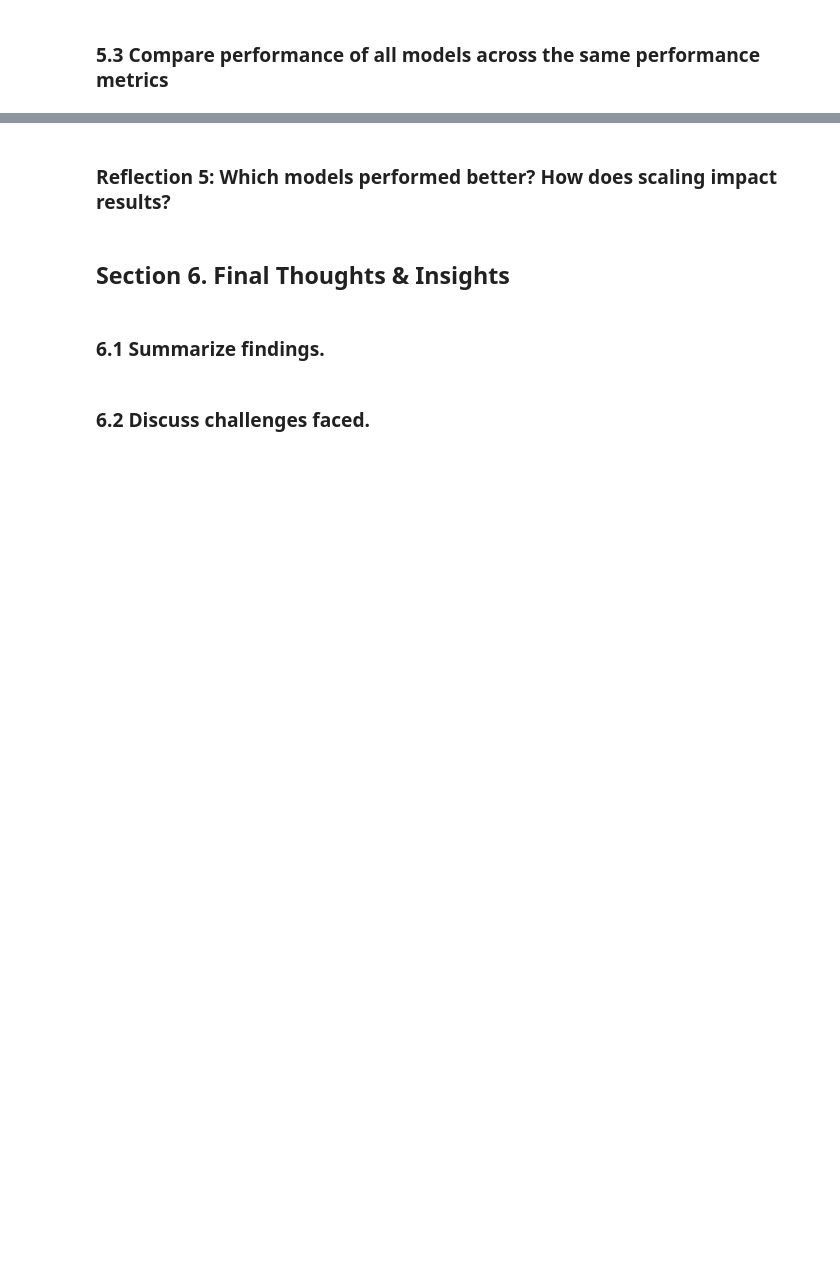
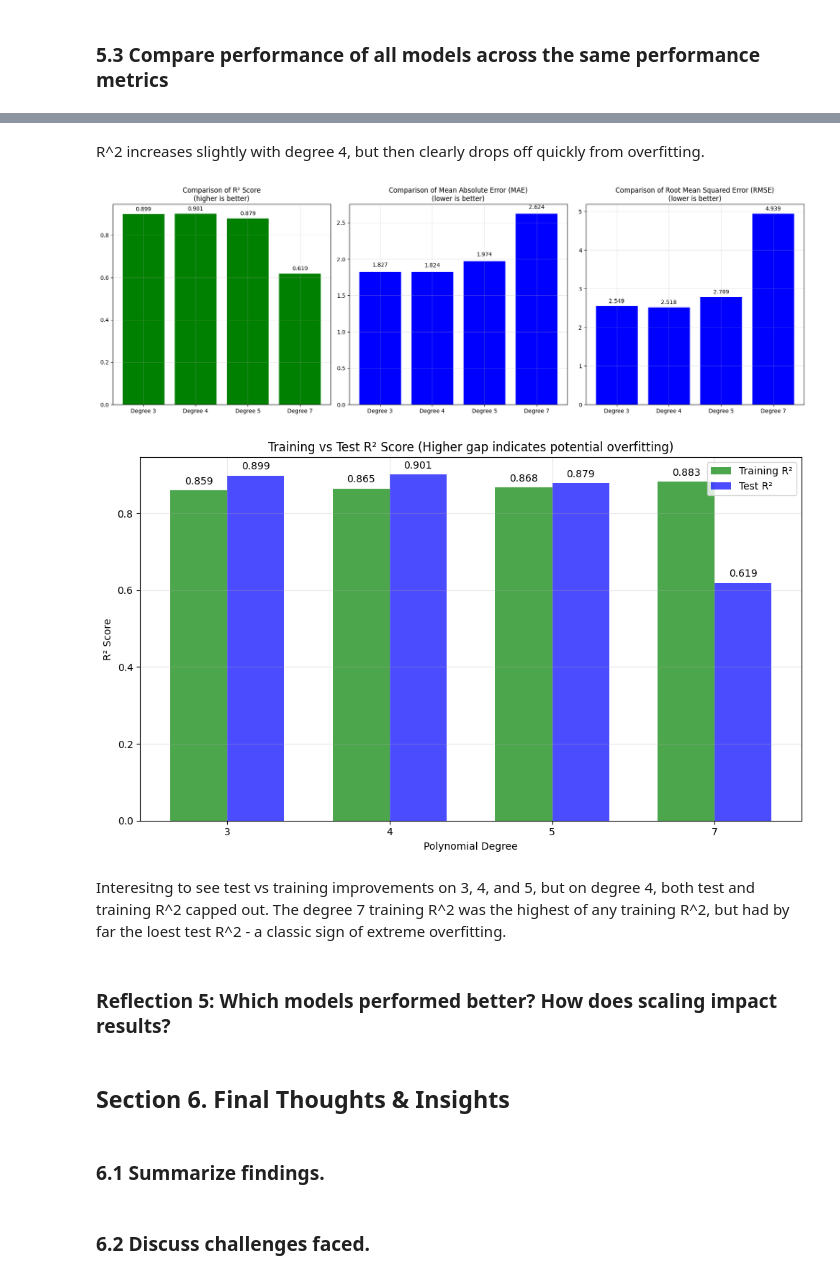
Before and after one commit to gjrich/ml_regression_gjrich, a Jupyter notebook: regression_gjrich.ipynb, the cells around one changed output, grey strips where cells are left out. Saved outputs shown, nothing was run; the diff lists cells and outputs as text; code cells hidden in the pictures; blank space fills up the shorter version.

```diff
--- a/regression_gjrich.ipynb
+++ b/regression_gjrich.ipynb
@@ -1832,3 +2299,5 @@ display(poly_comparison)
+# %% [markdown]
+R^2 increases slightly with degree 4, but then clearly drops off quickly from overfitting.
 # %%
 
 
@@ -1861,50 +2330,38 @@ for i, metric in enumerate(metrics_to_plot):
 plt.tight_layout()
 plt.show()
 
 
-# Plot predictions vs actual values for all degrees
-fig, axes = plt.subplots(2, 2, figsize=(15, 12))
-axes = axes.flatten()
-
-for i, degree in enumerate(poly_degrees):
-    axes[i].scatter(y_test, poly_predictions[degree]['test'], alpha=0.7)
-    axes[i].plot([y_test.min(), y_test.max()], [y_test.min(), y_test.max()], 'r--')
-    axes[i].set_xlabel('Actual MPG')
-    axes[i].set_ylabel('Predicted MPG')
-    axes[i].set_title(f'Polynomial Degree {degree}\nR² = {poly_test_metrics[degree]["R2"]:.3f}, RMSE = {poly_test_metrics[degree]["RMSE"]:.3f}')
-    axes[i].grid(True, alpha=0.3)
-
-plt.tight_layout()
-plt.show()
-
-
-
 # Check for signs of overfitting by comparing R² on training vs test sets
 plt.figure(figsize=(10, 6))
 train_r2 = [poly_train_metrics[d]['R2'] for d in poly_degrees]
 test_r2 = [poly_test_metrics[d]['R2'] for d in poly_degrees]
 
 x = range(len(poly_degrees))
 width = 0.35
 
 plt.bar([i - width/2 for i in x], train_r2, width, label='Training R²', color='green', alpha=0.7)
 plt.bar([i + width/2 for i in x], test_r2, width, label='Test R²', color='blue', alpha=0.7)
 
 plt.xlabel('Polynomial Degree')
 plt.ylabel('R² Score')
 plt.title('Training vs Test R² Score (Higher gap indicates potential overfitting)')
 plt.xticks(x, [f'{d}' for d in poly_degrees])
 plt.legend()
 plt.grid(True, alpha=0.3)
 
 # Add value labels
 for i, v in enumerate(train_r2):
     plt.text(i - width/2, v + 0.01, f'{v:.3f}', ha='center', va='bottom')
 for i, v in enumerate(test_r2):
     plt.text(i + width/2, v + 0.01, f'{v:.3f}', ha='center', va='bottom')
 
 plt.tight_layout()
 plt.show()
+# %% [output]
+[figure, added]
+[figure, added]
+# %% [markdown]
+Interesitng to see test vs training improvements on 3, 4, and 5, but on degree 4, both test and training R^2 capped out. The degree 7 training R^2 was the highest of any training R^2, but had by far the loest test R^2 - a classic sign of extreme overfitting.
 # %% [markdown]
 ### Reflection 5: Which models performed better? How does scaling impact results?
 # %% [markdown]
```
Also changed, not shown: parts of 80 cells of this notebook.
